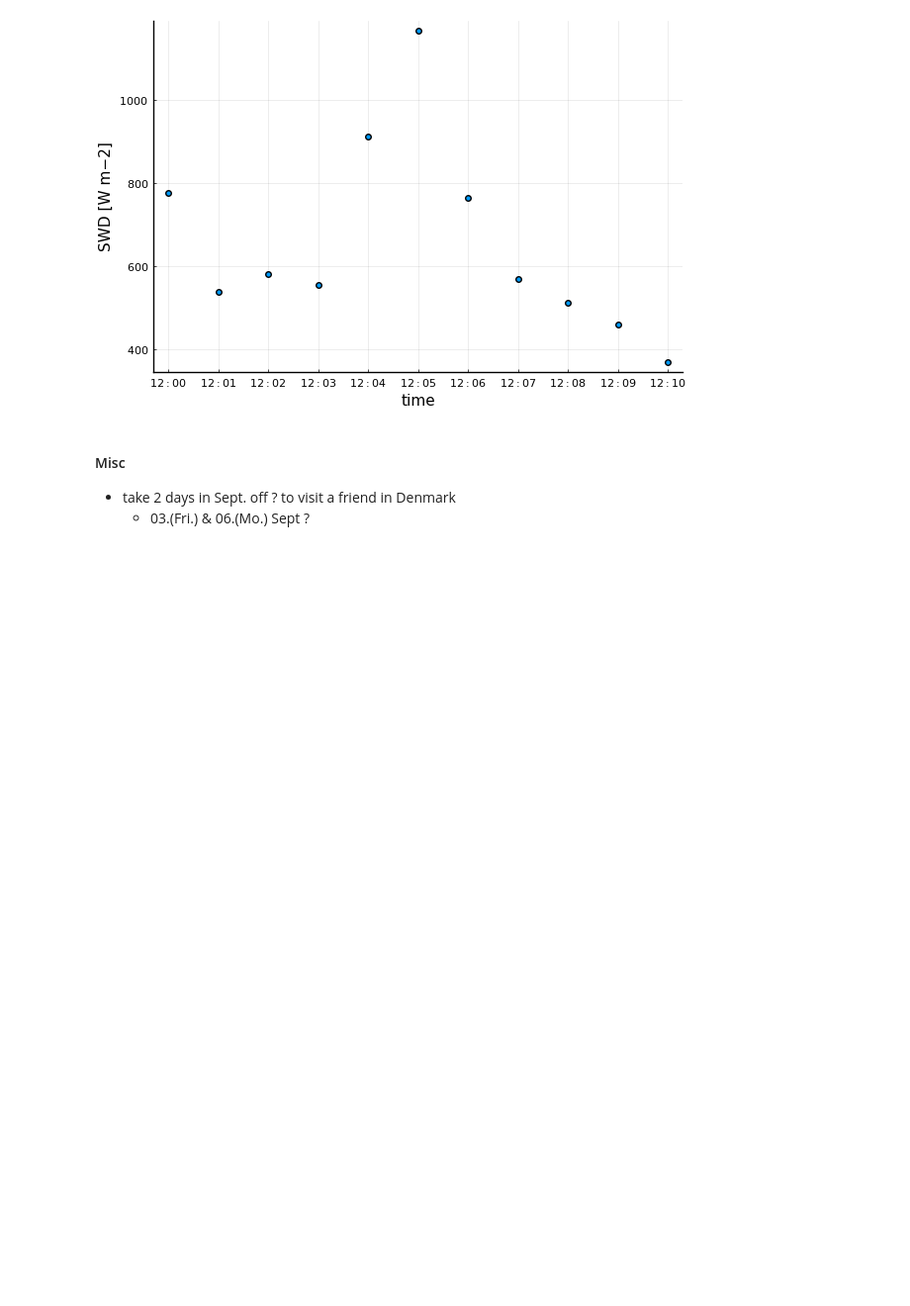
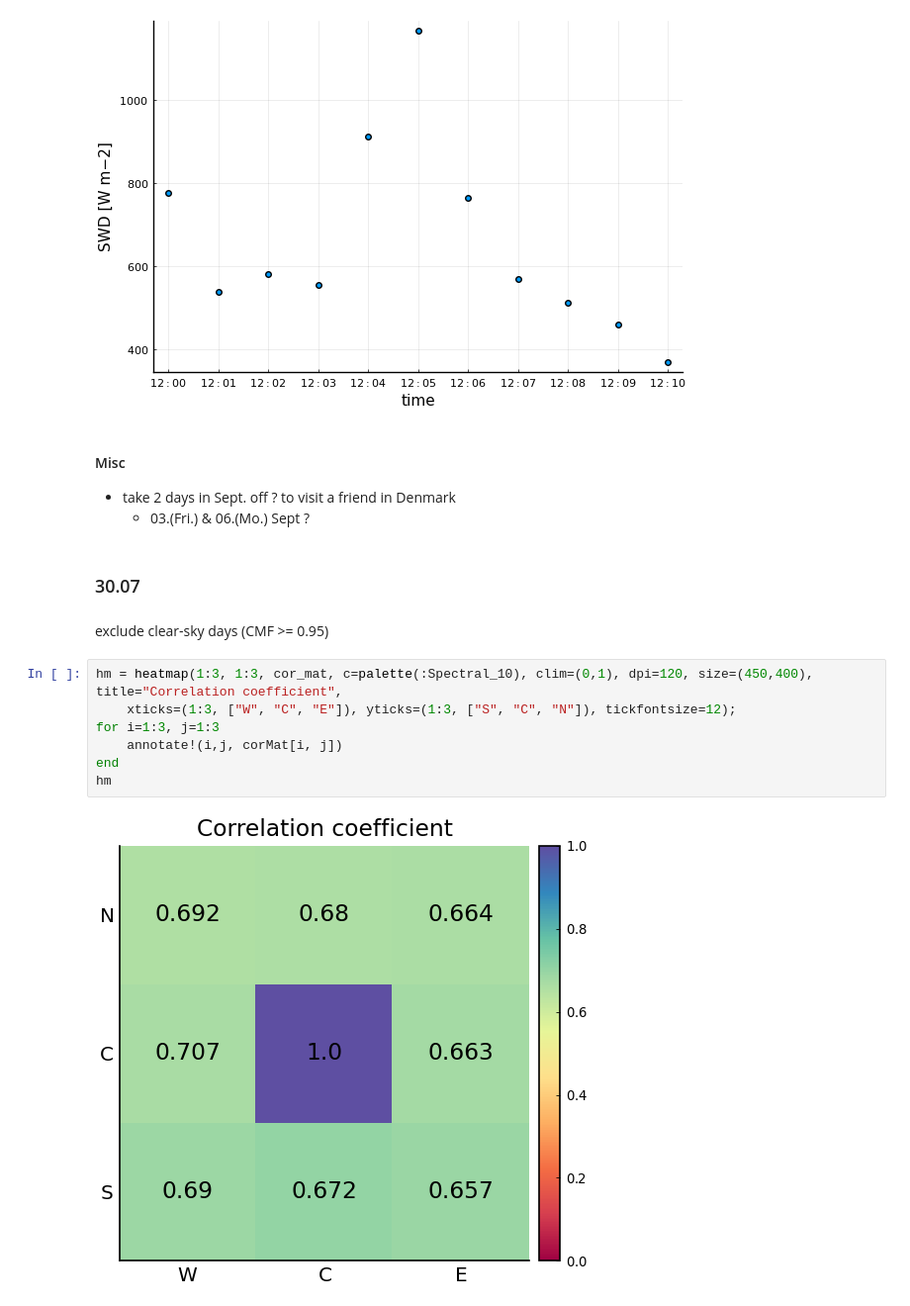
Before and after one commit to EuRoXy/MC_CMF, a Jupyter notebook: results/21_07.ipynb, the cells around one changed output. Shown at 99% size. Drawn from its saved outputs; the diff is of its cells as text; blank space fills up the shorter version.

```diff
--- a/results/21_07.ipynb
+++ b/results/21_07.ipynb
@@ -118,3 +119,16 @@ Fig. 6
 #### Misc
 - take 2 days in Sept. off ? to visit a friend in Denmark
     - 03.(Fri.) & 06.(Mo.) Sept ?
+# %% [markdown]
+### 30.07
+# %% [markdown]
+exclude clear-sky days (CMF >= 0.95)
+# %%
+hm = heatmap(1:3, 1:3, cor_mat, c=palette(:Spectral_10), clim=(0,1), dpi=120, size=(450,400), title="Correlation coefficient",
+    xticks=(1:3, ["W", "C", "E"]), yticks=(1:3, ["S", "C", "N"]), tickfontsize=12);
+for i=1:3, j=1:3
+    annotate!(i,j, corMat[i, j])
+end
+hm
+# %% [output]
+[figure, added]
```
Also changed, not shown: parts of 3 cells of this notebook, 4 other files.
